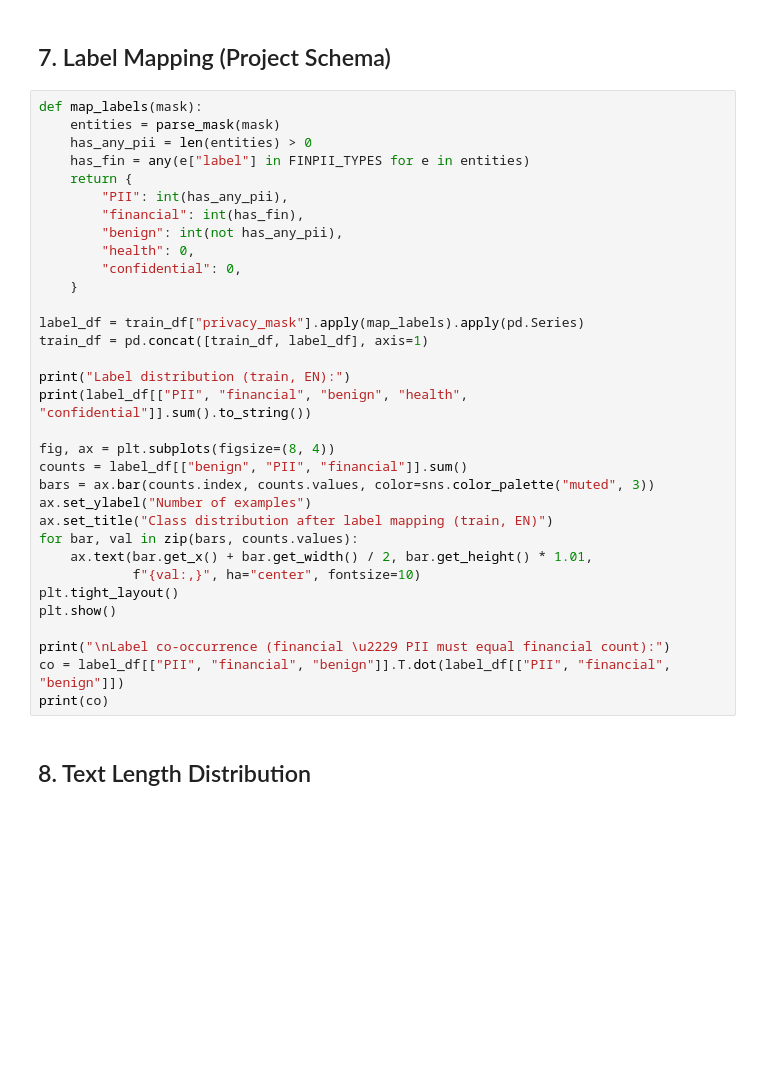
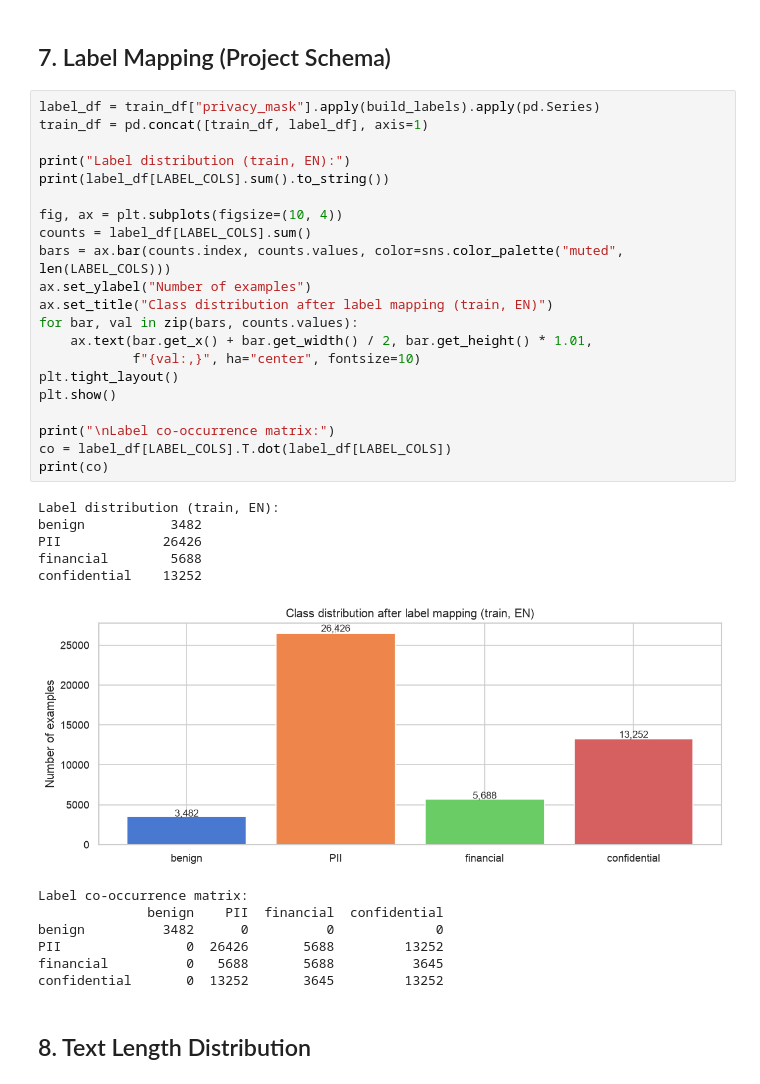
Before and after one commit to erel213/nlp-final-project, a Jupyter notebook: notebooks/01_data_exploration.ipynb, the cells around one changed output. Drawn from its saved outputs; the diff is of its cells as text; blank space fills up the shorter version.

```diff
--- a/notebooks/01_data_exploration.ipynb
+++ b/notebooks/01_data_exploration.ipynb
@@ -203,38 +240,39 @@ for label, cnt in finpii_entity_counts.most_common():
 # %% [markdown]
 ## 7. Label Mapping (Project Schema)
 # %%
-def map_labels(mask):
-    entities = parse_mask(mask)
-    has_any_pii = len(entities) > 0
-    has_fin = any(e["label"] in FINPII_TYPES for e in entities)
-    return {
-        "PII": int(has_any_pii),
-        "financial": int(has_fin),
-        "benign": int(not has_any_pii),
-        "health": 0,
-        "confidential": 0,
-    }
-
-label_df = train_df["privacy_mask"].apply(map_labels).apply(pd.Series)
+label_df = train_df["privacy_mask"].apply(build_labels).apply(pd.Series)
 train_df = pd.concat([train_df, label_df], axis=1)
 
 print("Label distribution (train, EN):")
-print(label_df[["PII", "financial", "benign", "health", "confidential"]].sum().to_string())
+print(label_df[LABEL_COLS].sum().to_string())
 
-fig, ax = plt.subplots(figsize=(8, 4))
-counts = label_df[["benign", "PII", "financial"]].sum()
-bars = ax.bar(counts.index, counts.values, color=sns.color_palette("muted", 3))
+fig, ax = plt.subplots(figsize=(10, 4))
+counts = label_df[LABEL_COLS].sum()
+bars = ax.bar(counts.index, counts.values, color=sns.color_palette("muted", len(LABEL_COLS)))
 ax.set_ylabel("Number of examples")
 ax.set_title("Class distribution after label mapping (train, EN)")
 for bar, val in zip(bars, counts.values):
     ax.text(bar.get_x() + bar.get_width() / 2, bar.get_height() * 1.01,
             f"{val:,}", ha="center", fontsize=10)
 plt.tight_layout()
 plt.show()
 
-print("\nLabel co-occurrence (financial \u2229 PII must equal financial count):")
-co = label_df[["PII", "financial", "benign"]].T.dot(label_df[["PII", "financial", "benign"]])
+print("\nLabel co-occurrence matrix:")
+co = label_df[LABEL_COLS].T.dot(label_df[LABEL_COLS])
 print(co)
+# %% [output]
+Label distribution (train, EN):
+benign           3482
+PII             26426
+financial        5688
+confidential    13252
+[figure, added]
+Label co-occurrence matrix:
+              benign    PII  financial  confidential
+benign          3482      0          0             0
+PII                0  26426       5688         13252
+financial          0   5688       5688          3645
+confidential       0  13252       3645         13252
 # %% [markdown]
 ## 8. Text Length Distribution
 # %%
```
Also changed, not shown: parts of 11 cells of this notebook, 2 other files.
